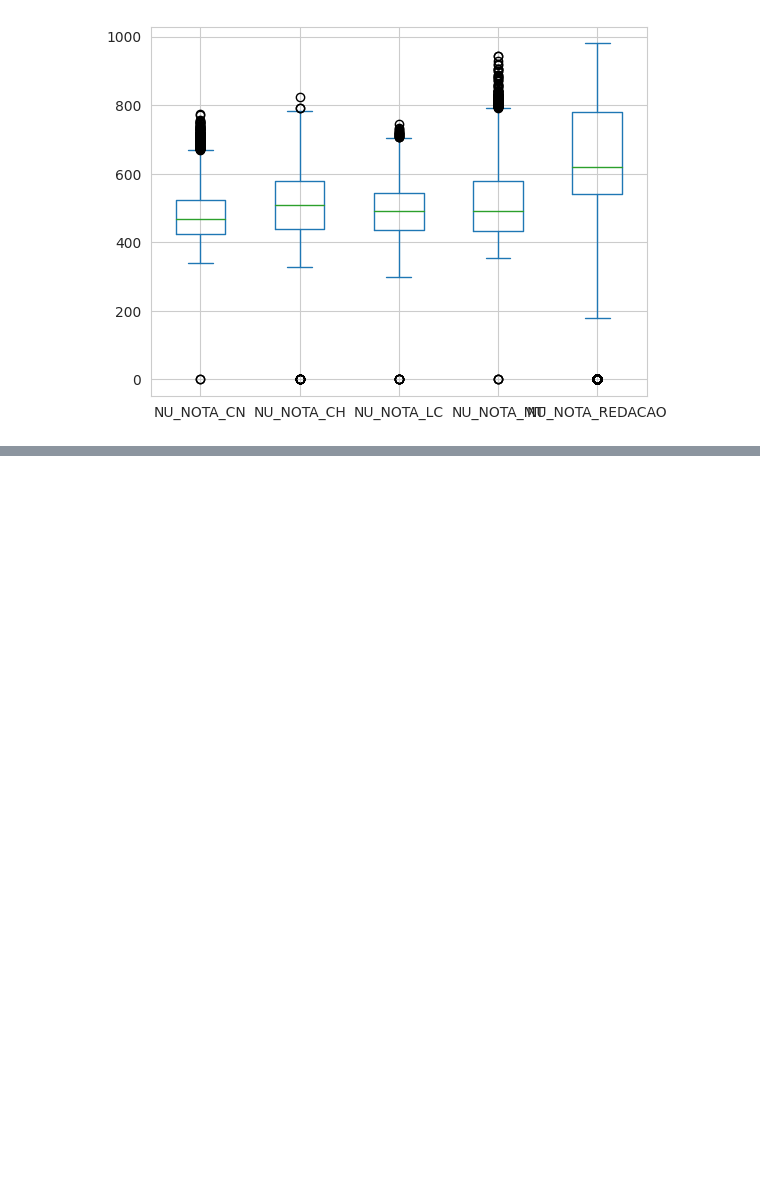
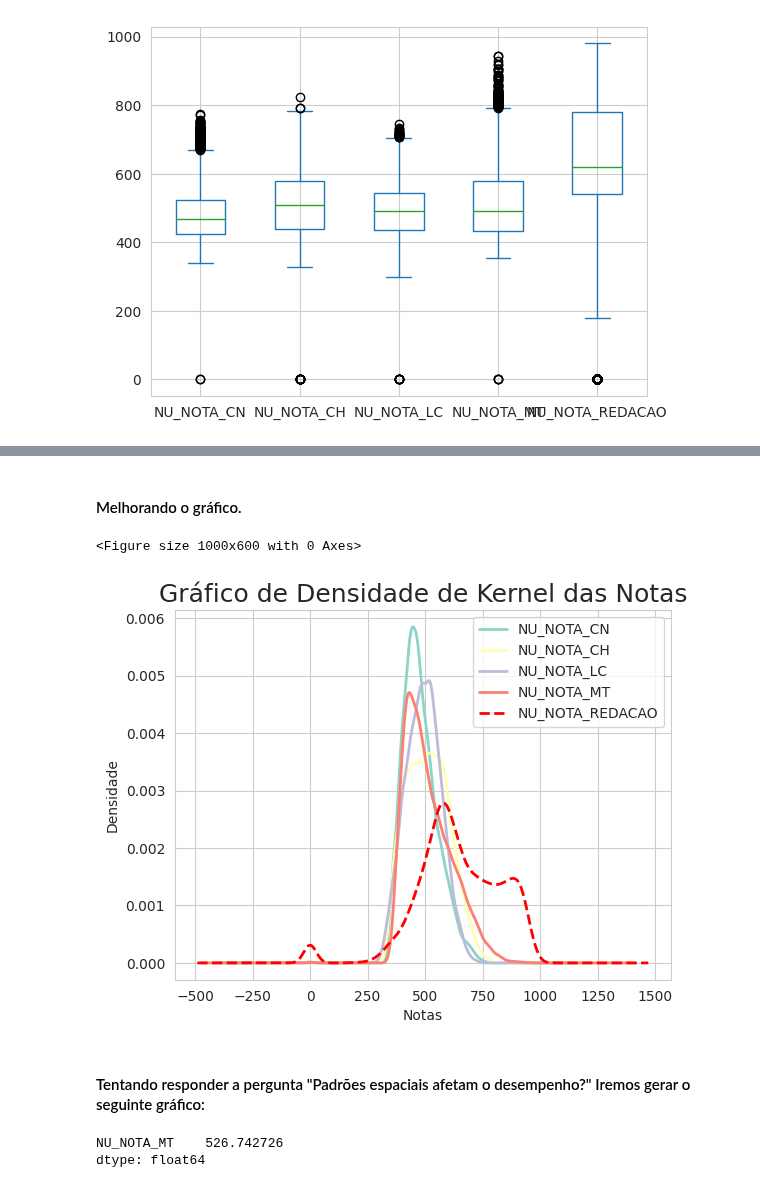
Before and after one commit to Bruno-Santana-Eco/Analise-de-Dados-ENEM, a Jupyter notebook: Análise de Dados.ipynb, the cells around one changed output, grey strips where cells are left out. Saved outputs shown, nothing was run; the diff lists cells and outputs as text; code cells hidden in the pictures; blank space fills up the shorter version.

Commit message:
Médias mun.

```diff
--- a/Análise de Dados.ipynb
+++ b/Análise de Dados.ipynb
@@ -554,0 +545,29 @@ plt.show()
+# %% [markdown]
+#### Melhorando o gráfico.
+# %%
+plt.figure(figsize=(10, 6))
+sns.set_style("whitegrid")
+ax = dfba[provas].plot(kind='kde', linewidth=2, cmap='Set3')
+cores = sns.color_palette("Set3", n_colors=len(provas))
+for i, col in enumerate(dfba[provas].columns):
+    ax.lines[i].set_color(cores[i])
+
+ax.lines[4].set_linestyle('dashed')
+ax.lines[4].set_color('red')
+
+plt.title("Gráfico de Densidade de Kernel das Notas", loc="center", fontsize=18)
+plt.xlabel("Notas")
+plt.ylabel("Densidade")
+ax.legend(dfba[provas].columns)
+plt.show()
+# %% [output]
+<Figure size 1000x600 with 0 Axes>
+[figure, added]
+# %% [markdown]
+#### Tentando responder a pergunta "Padrões espaciais afetam o desempenho?" Iremos gerar o seguinte gráfico:
+# %%
+dfba[dfba['NO_MUNICIPIO_PROVA'] == 'Salvador'].agg({'NU_NOTA_MT': np.mean})
+# Filtrando os dados pra saber a média de salvador e os municípios melhores q eles
+# %% [output]
+NU_NOTA_MT    526.742726
+dtype: float64
```
Also changed, not shown: parts of 8 cells of this notebook.
